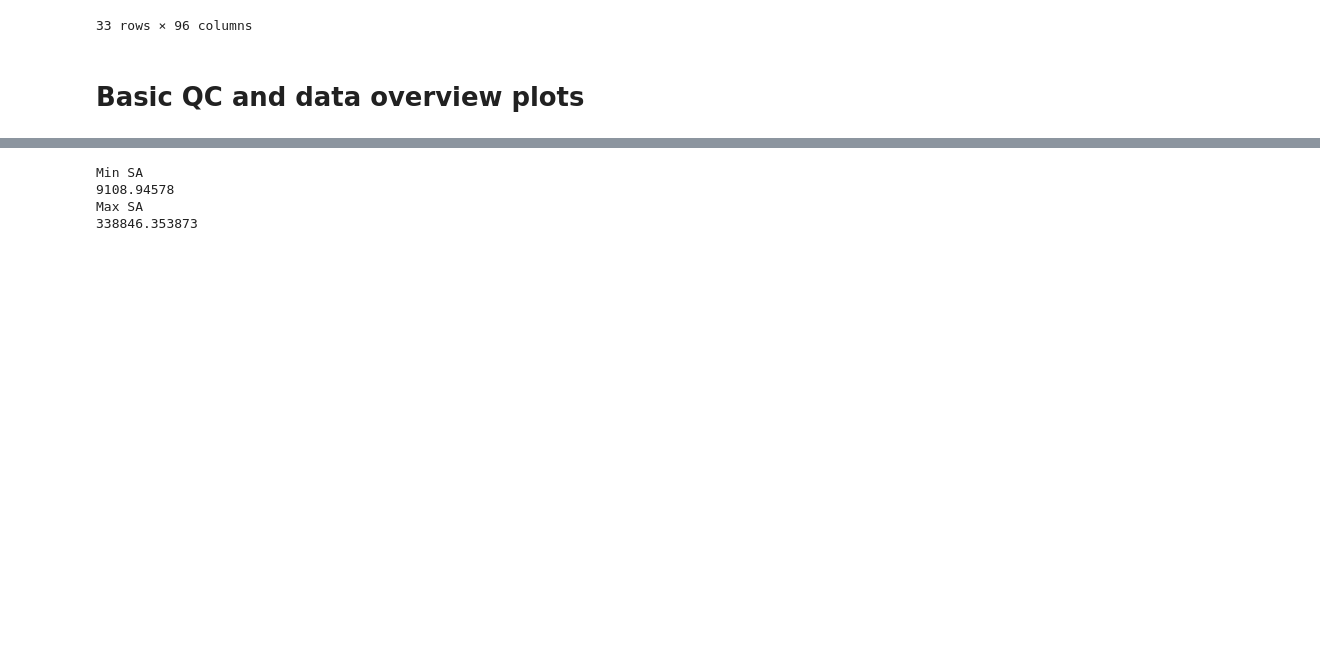
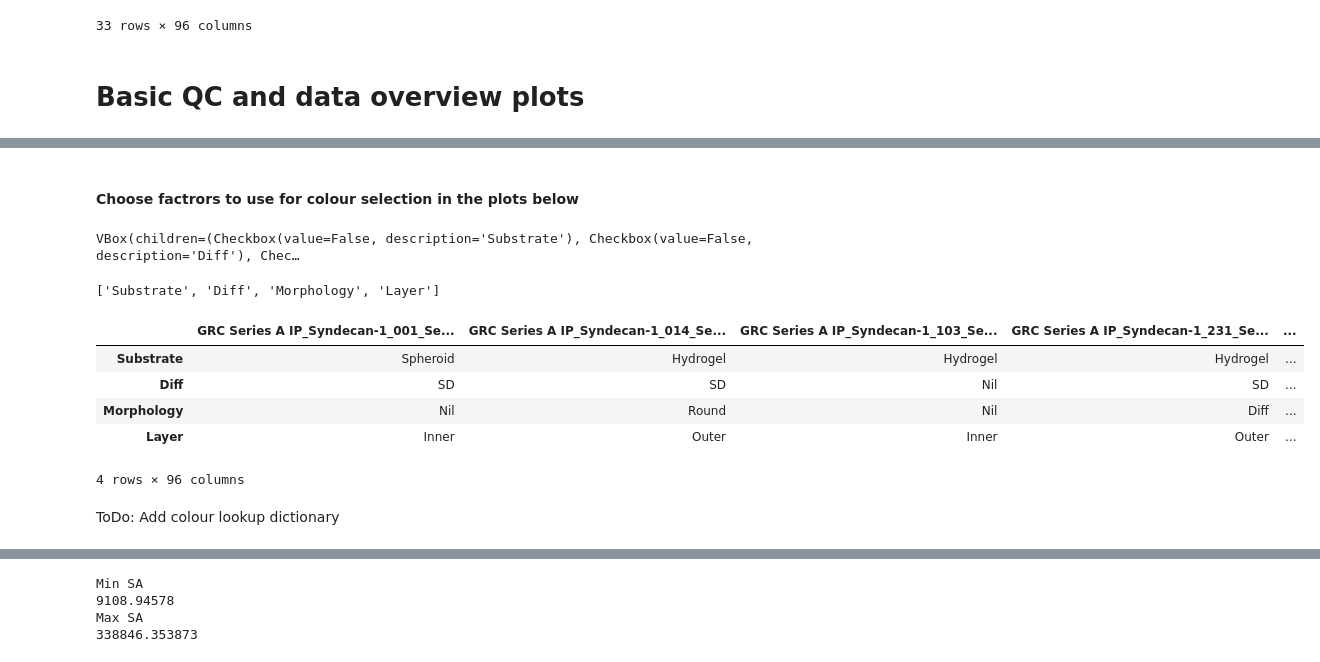
Before and after one commit to kyleupton/DSP_EDA_Protein, a Jupyter notebook: DSP_nCounter_Protein_QC_Git.ipynb, the cells around one changed output, grey strips where cells are left out. Saved outputs shown, nothing was run; the diff lists cells and outputs as text; code cells hidden in the pictures; blank space fills up the shorter version.

```diff
--- a/DSP_nCounter_Protein_QC_Git.ipynb
+++ b/DSP_nCounter_Protein_QC_Git.ipynb
@@ -847,0 +876,2 @@ writeOutput= False
+# %%
+selected_data = ['Substrate', 'Diff', 'Size', 'Morphology', 'Day', 'Layer']
@@ -847,0 +880,4 @@ writeOutput= False
+# %%
+selectedInfo = sampleInfo.loc[selected_data]
+
+selectedInfo
@@ -847,0 +954,32 @@ writeOutput= False
+# %% [markdown]
+#### Choose factrors to use for colour selection in the plots below
+# %%
+selected_data = []
+
+data = list(selectedInfo.index)
+checkboxes = [widgets.Checkbox(value=False, description=label) for label in data]
+output = widgets.VBox(children=checkboxes)
+display(output)
+# %% [output]
+VBox(children=(Checkbox(value=False, description='Substrate'), Checkbox(value=False, description='Diff'), Chec…
+# %%
+for i in range(0, len(checkboxes)):
+    if checkboxes[i].value == True:
+        selected_data = selected_data + [checkboxes[i].description]
+print(selected_data)
+# %% [output]
+['Substrate', 'Diff', 'Morphology', 'Layer']
+# %%
+selected_data = ['Substrate', 'Diff', 'Morphology', 'Layer']
+# %%
+selectedInfo = selectedInfo.loc[selected_data]
+selectedInfo
+# %% [output]
+|  | GRC Series A IP_Syndecan-1_001_Se... | GRC Series A IP_Syndecan-1_014_Se... | GRC Series A IP_Syndecan-1_103_Se... | GRC Series A IP_Syndecan-1_231_Se... | ... |
+| Substrate | Spheroid | Hydrogel | Hydrogel | Hydrogel | ... |
+| Diff | SD | SD | Nil | SD | ... |
+| Morphology | Nil | Round | Nil | Diff | ... |
+| Layer | Inner | Outer | Inner | Outer | ... |
+4 rows × 96 columns
+# %% [markdown]
+ToDo: Add colour lookup dictionary
```
Also changed, not shown: parts of 16 cells of this notebook.
